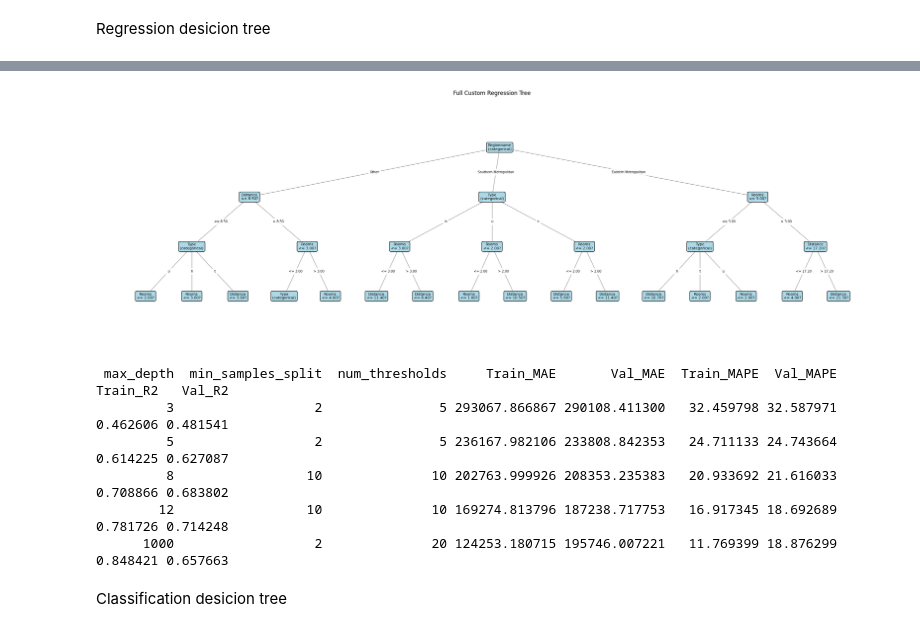
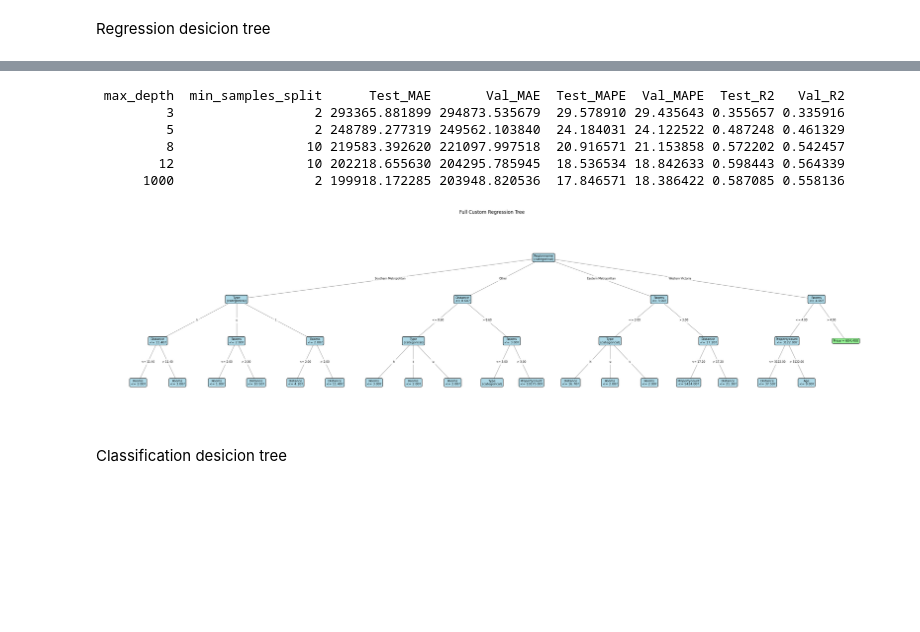
Before and after one commit to Dennnnnnnnnn/Machine-Learning-1, a Jupyter notebook: Lab2/Lab2.ipynb, the cells around one changed output, grey strips where cells are left out. Saved outputs shown, nothing was run; the diff lists cells and outputs as text; code cells hidden in the pictures; blank space fills up the shorter version.

```diff
--- a/Lab2/Lab2.ipynb
+++ b/Lab2/Lab2.ipynb
@@ -201,8 +203,9 @@ plt.show()
 categorical_cols = ['Type', 'Method', 'Regionname', 'CouncilArea']
 # %%
 #about councilarea i wouldn't drop them, just group according to top3
-train_df = train_df.drop(columns=['Address', 'Suburb', 'SellerG', 'Postcode'])
-validation_df = validation_df.drop(columns=['Address', 'Suburb', 'SellerG', 'Postcode'])
+columns_to_drop = ['Address', 'Suburb', 'SellerG', 'Postcode']
+train_df = train_df.drop(columns=columns_to_drop)
+validation_df = validation_df.drop(columns=columns_to_drop)
 # %%
 train_df['Date'] = pd.to_datetime(train_df['Date'], dayfirst=True)
 train_df['Age'] = 2026 - train_df['Date'].dt.year
@@ -559,5 +564,6 @@ class CustomRegressionTree:
 # %%
 def evaluate_metrics(y_true, y_pred):
+    '''{"MSE": mse, "MAE": mae, "MAPE (%)": mape, "R2": r2}'''
     mse = np.mean((y_true - y_pred) ** 2)
     mae = np.mean(np.abs(y_true - y_pred))
     mape = np.mean(np.abs((y_true - y_pred) / y_true)) * 100
@@ -566,5 +572,5 @@ def evaluate_metrics(y_true, y_pred):
     ss_tot = np.sum((y_true - np.mean(y_true)) ** 2)  #total sum of squares
     r2 = 1 - (ss_res / ss_tot)
 
-    return {"MSE": mse, "MAE": mae, "MAPE (%)": mape, "R2": r2}
+    return {"MSE": mse, "MAE": mae, "MAPE": mape, "R2": r2}
 # %%
@@ -625,53 +635,49 @@ print(results_df.to_string(index=False))
-# %%
-custom_trees[3].plot_my_tree(max_depth=3)
-# %% [output]
-[figure, old version]
 # %%
 from sklearn.tree import DecisionTreeRegressor
 
-X_train_sk = X_train.copy()
-X_validation_sk = X_validation.copy()
+X_train_sk = X_train_cust.copy() #make a copy of set for custom tree and apply encoding
+X_validation_sk = X_validation_cust.copy()
+X_test_sk = X_test_cust.copy()
 
-for col in categorical_cols:
-    X_train_sk[col] = X_train_sk[col].astype("category").cat.codes
-    X_validation_sk[col] = X_validation_sk[col].astype("category").cat.codes
+X_train_sk = pd.get_dummies(X_train_sk, columns=categorical_cols, drop_first=False)
+X_validation_sk = pd.get_dummies(X_validation_sk, columns=categorical_cols, drop_first=False).reindex(columns=X_train_sk.columns, fill_value=0)
+X_test_sk = pd.get_dummies(X_test_sk, columns=categorical_cols, drop_first=False).reindex(columns=X_train_sk.columns, fill_value=0)
 
 library_performance = []
 library_trees = []
 
 for ind, comb in enumerate(params_combinations):
-    max_depth, min_samples_split, num_thresholds = params_combinations[ind]["max_depth"], params_combinations[ind]["min_samples_split"], params_combinations[ind]["num_thresholds"]
+    max_depth, min_samples_split = params_combinations[ind]["max_depth"], params_combinations[ind]["min_samples_split"]
     tree = DecisionTreeRegressor(max_depth=max_depth, min_samples_split=min_samples_split)
-    tree.fit(X_train_sk, y_train)
+    tree.fit(X_train_sk, y_train_cust)
 
     library_trees.append(tree)
 
-    y_train_predictions = tree.predict(X_train_sk)
-    train_performance = evaluate_metrics(y_train, y_train_predictions)
+    y_test_predictions = tree.predict(X_test_sk)
+    test_performance = evaluate_metrics(y_test_cust, y_test_predictions)
 
     y_validation_predictions = tree.predict(X_validation_sk)
-    validation_performance = evaluate_metrics(y_validation, y_validation_predictions)
+    validation_performance = evaluate_metrics(y_validation_cust, y_validation_predictions)
 
     library_performance.append(
         {
             "max_depth": comb["max_depth"],
             "min_samples_split": comb["min_samples_split"],
-            "num_thresholds": comb["num_thresholds"],
-            "Train_MAE": train_performance["MAE"],
+            "Test_MAE": test_performance["MAE"],
             "Val_MAE": validation_performance["MAE"],
-            "Train_MAPE": train_performance["MAPE (%)"],
-            "Val_MAPE": validation_performance["MAPE (%)"],
-            "Train_R2": train_performance["R2"],
+            "Test_MAPE": test_performance["MAPE"],
+            "Val_MAPE": validation_performance["MAPE"],
+            "Test_R2": test_performance["R2"],
             "Val_R2": validation_performance["R2"],
         }
     )
 
-results_df = pd.DataFrame(library_performance)
-print(results_df.to_string(index=False))
+sklearn_results_df = pd.DataFrame(library_performance)
+print(sklearn_results_df.to_string(index=False))
 # %% [output]
- max_depth  min_samples_split  num_thresholds     Train_MAE       Val_MAE  Train_MAPE  Val_MAPE  Train_R2   Val_R2
-         3                  2               5 293067.866867 290108.411300   32.459798 32.587971  0.462606 0.481541
-         5                  2               5 236167.982106 233808.842353   24.711133 24.743664  0.614225 0.627087
-         8                 10              10 202763.999926 208353.235383   20.933692 21.616033  0.708866 0.683802
-        12                 10              10 169274.813796 187238.717753   16.917345 18.692689  0.781726 0.714248
-      1000                  2              20 124253.180715 195746.007221   11.769399 18.876299  0.848421 0.657663
+ max_depth  min_samples_split      Test_MAE       Val_MAE  Test_MAPE  Val_MAPE  Test_R2   Val_R2
+         3                  2 293365.881899 294873.535679  29.578910 29.435643 0.355657 0.335916
+         5                  2 248789.277319 249562.103840  24.184031 24.122522 0.487248 0.461329
+         8                 10 219583.392620 221097.997518  20.916571 21.153858 0.572202 0.542457
+        12                 10 202218.655630 204295.785945  18.536534 18.842633 0.598443 0.564339
+      1000                  2 199918.172285 203948.820536  17.846571 18.386422 0.587085 0.558136
@@ -678,2 +695,6 @@ print(results_df.to_string(index=False))
+# %%
+custom_reg_trees[3].plot_my_tree(max_depth=3)
+# %% [output]
+[figure, new version]
 # %% [markdown]
 Classification desicion tree
```
Also changed, not shown: parts of 39 cells of this notebook.
